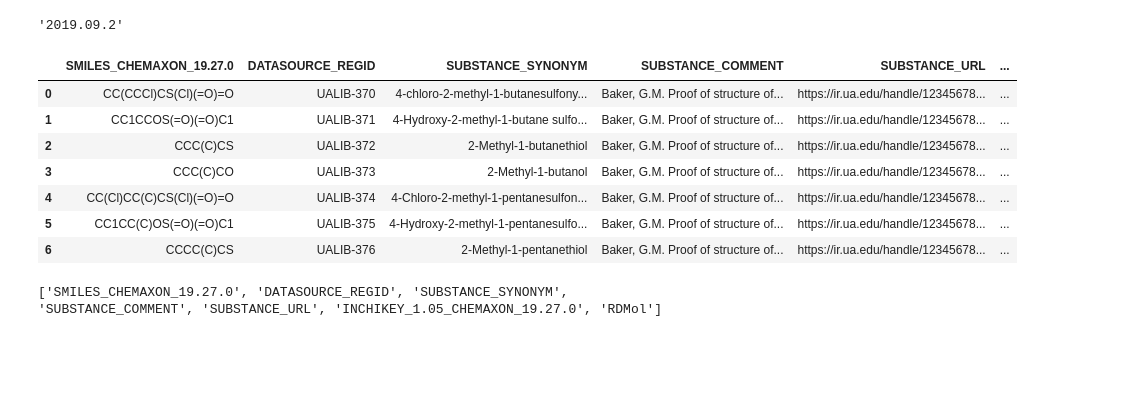
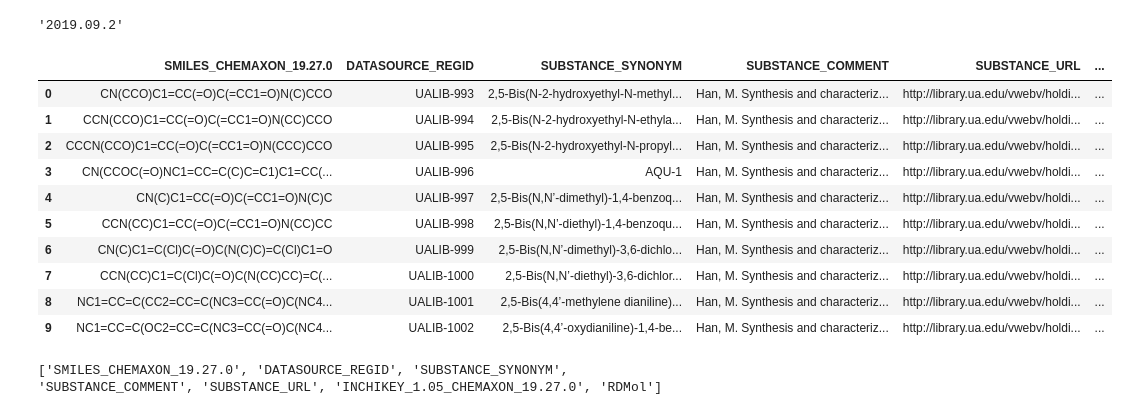
Before and after one commit to ualibweb/UALIB_ChemStructures, a Jupyter notebook: Jupyter_IndexTemplate/UALIB_Chemical_Structures_IndexTemplate.ipynb, the cells around one changed output. Drawn from its saved outputs; the diff is of its cells as text; code cells hidden in the pictures; blank space fills up the shorter version.

```diff
--- a/Jupyter_IndexTemplate/UALIB_Chemical_Structures_IndexTemplate.ipynb
+++ b/Jupyter_IndexTemplate/UALIB_Chemical_Structures_IndexTemplate.ipynb
@@ -23,36 +23,39 @@ rdkit.__version__
 # Many thanks to Chris Swain's tutorial linked below, which helped me adapt the
 # the code for the thesis indexing project:
 # https://www.macinchem.org/reviews/molsimilar/SimilarMyMolecules.html
-# %%
-# Import the thesis chemical structure data
-
-# The file names are in the format:
-# year_author_UACatalogAccession#_substances_raw.csv (e.g.,2000_Eom_KD_UA.1128100_substances_raw.csv)
-
-# The format of the data within the file is as follows:
-
-# SMILES_CHEMAXON_19.27.0	DATASOURCE_REGID	SUBSTANCE_SYNONYM	SUBSTANCE_COMMENT	SUBSTANCE_URL	INCHIKEY_1.05_CHEMAXON_19.27.0
-# [H][C@@](Br)(CC)C(C)(C)C(O)=O	UALIB-339	Erythro-2,3-Dibromo-2-methylpentanoic acid	Eom, K.D. Total Synthesis of (+)-Asteltoxin. Ph.D. Thesis, The University of Alabama, 2000.	https://search.ebscohost.com/login.aspx?direct=true&db=cat00456a&AN=ua.1128100&site=eds-live&scope=site&custid=s4594951&groupid=main&profid=eds&authtype=ip,guest	UCKHUOHUOYJTCV-RXMQYKEDSA-N
-# [H]\C(CC)=C(/C)Br	UALIB-340	Z-2-Bromo-2-pentene	Eom, K.D. Total Synthesis of (+)-Asteltoxin. Ph.D. Thesis, The University of Alabama, 2000.	https://search.ebscohost.com/login.aspx?direct=true&db=cat00456a&AN=ua.1128100&site=eds-live&scope=site&custid=s4594951&groupid=main&profid=eds&authtype=ip,guest	RWKAFOQZRPDXDT-PLNGDYQASA-N
-# [H]\C(CC)=C(/C)C(O)=O	UALIB-341	cis-2-Methyl-2-pentenoic acid	Eom, K.D. Total Synthesis of (+)-Asteltoxin. Ph.D. Thesis, The University of Alabama, 2000.	https://search.ebscohost.com/login.aspx?direct=true&db=cat00456a&AN=ua.1128100&site=eds-live&scope=site&custid=s4594951&groupid=main&profid=eds&authtype=ip,guest	JJYWRQLLQAKNAD-PLNGDYQASA-N
-# ...
-
-os.chdir('/home/username/UALIB_ChemStructures/StructureData/raw/CSV')
-
-file_name_raw = '1960_Baker_GM_UA.673860_substances_raw.csv' # change this line each time, that's it.
-thesis_df = pd.read_csv(file_name_raw, sep = '\t')
-
-# view first 10 rows
-thesis_df.head(10)
-# %% [output]
-|  | SMILES_CHEMAXON_19.27.0 | DATASOURCE_REGID | SUBSTANCE_SYNONYM | SUBSTANCE_COMMENT | SUBSTANCE_URL | ... |
-| 0 | CC(CCCl)CS(Cl)(=O)=O | UALIB-370 | 4-chloro-2-methyl-1-butanesulfony... | Baker, G.M. Proof of structure of... | https://ir.ua.edu/handle/12345678... | ... |
-| 1 | CC1CCOS(=O)(=O)C1 | UALIB-371 | 4-Hydroxy-2-methyl-1-butane sulfo... | Baker, G.M. Proof of structure of... | https://ir.ua.edu/handle/12345678... | ... |
-| 2 | CCC(C)CS | UALIB-372 | 2-Methyl-1-butanethiol | Baker, G.M. Proof of structure of... | https://ir.ua.edu/handle/12345678... | ... |
-| 3 | CCC(C)CO | UALIB-373 | 2-Methyl-1-butanol | Baker, G.M. Proof of structure of... | https://ir.ua.edu/handle/12345678... | ... |
-| 4 | CC(Cl)CC(C)CS(Cl)(=O)=O | UALIB-374 | 4-Chloro-2-methyl-1-pentanesulfon... | Baker, G.M. Proof of structure of... | https://ir.ua.edu/handle/12345678... | ... |
-| 5 | CC1CC(C)OS(=O)(=O)C1 | UALIB-375 | 4-Hydroxy-2-methyl-1-pentanesulfo... | Baker, G.M. Proof of structure of... | https://ir.ua.edu/handle/12345678... | ... |
-| 6 | CCCC(C)CS | UALIB-376 | 2-Methyl-1-pentanethiol | Baker, G.M. Proof of structure of... | https://ir.ua.edu/handle/12345678... | ... |
+# %%
+# Import the thesis chemical structure data
+
+# The file names are in the format:
+# year_author_UACatalogAccession#_substances_raw.csv (e.g.,2000_Han_M_UA.1130335_substances_raw.csv)
+
+# The format of the data within the file is as follows:
+
+# SMILES_CHEMAXON_19.27.0	DATASOURCE_REGID	SUBSTANCE_SYNONYM	SUBSTANCE_COMMENT	SUBSTANCE_URL	INCHIKEY_1.05_CHEMAXON_19.27.0
+# CN(CCO)C1=CC(=O)C(=CC1=O)N(C)CCO	UALIB-993	2,5-Bis(N-2-hydroxyethyl-N-methylamino)-1,4-benzoquinone	Han, M. Synthesis and characterization of amine-quinone polymides and their uses in corrosion protection. Ph.D. Thesis, The University of Alabama, 2000.	http://library.ua.edu/vwebv/holdingsInfo?bibId=1130335	RQFHZLBSLFXBFM-UHFFFAOYSA-N
+# CCN(CCO)C1=CC(=O)C(=CC1=O)N(CC)CCO	UALIB-994	2,5-Bis(N-2-hydroxyethyl-N-ethylamino)-1,4-benzoquinone	Han, M. Synthesis and characterization of amine-quinone polymides and their uses in corrosion protection. Ph.D. Thesis, The University of Alabama, 2000.	http://library.ua.edu/vwebv/holdingsInfo?bibId=1130335	CANMGMCDOLOYIX-UHFFFAOYSA-N
+# CCCN(CCO)C1=CC(=O)C(=CC1=O)N(CCC)CCO	UALIB-995	2,5-Bis(N-2-hydroxyethyl-N-propylamino)-1,4-benzoquinone	Han, M. Synthesis and characterization of amine-quinone polymides and their uses in corrosion protection. Ph.D. Thesis, The University of Alabama, 2000.	http://library.ua.edu/vwebv/holdingsInfo?bibId=1130335	LVAXIIRCIYEGNR-UHFFFAOYSA-N
+# ... snip ...
+
+os.chdir('/UALIB_ChemStructures/StructureData/raw/CSV')
+
+file_name_raw = '2000_Han_M_UA.1130335_substances_raw.csv' # change this line each time, that's it.
+thesis_df = pd.read_csv(file_name_raw, sep = '\t')
+
+# view first 10 rows
+thesis_df.head(10)
+# %% [output]
+|  | SMILES_CHEMAXON_19.27.0 | DATASOURCE_REGID | SUBSTANCE_SYNONYM | SUBSTANCE_COMMENT | SUBSTANCE_URL | ... |
+| 0 | CN(CCO)C1=CC(=O)C(=CC1=O)N(C)CCO | UALIB-993 | 2,5-Bis(N-2-hydroxyethyl-N-methyl... | Han, M. Synthesis and characteriz... | http://library.ua.edu/vwebv/holdi... | ... |
+| 1 | CCN(CCO)C1=CC(=O)C(=CC1=O)N(CC)CCO | UALIB-994 | 2,5-Bis(N-2-hydroxyethyl-N-ethyla... | Han, M. Synthesis and characteriz... | http://library.ua.edu/vwebv/holdi... | ... |
+| 2 | CCCN(CCO)C1=CC(=O)C(=CC1=O)N(CCC)CCO | UALIB-995 | 2,5-Bis(N-2-hydroxyethyl-N-propyl... | Han, M. Synthesis and characteriz... | http://library.ua.edu/vwebv/holdi... | ... |
+| 3 | CN(CCOC(=O)NC1=CC=C(C)C=C1)C1=CC(... | UALIB-996 | AQU-1 | Han, M. Synthesis and characteriz... | http://library.ua.edu/vwebv/holdi... | ... |
+| 4 | CN(C)C1=CC(=O)C(=CC1=O)N(C)C | UALIB-997 | 2,5-Bis(N,N’-dimethyl)-1,4-benzoq... | Han, M. Synthesis and characteriz... | http://library.ua.edu/vwebv/holdi... | ... |
+| 5 | CCN(CC)C1=CC(=O)C(=CC1=O)N(CC)CC | UALIB-998 | 2,5-Bis(N,N’-diethyl)-1,4-benzoqu... | Han, M. Synthesis and characteriz... | http://library.ua.edu/vwebv/holdi... | ... |
+| 6 | CN(C)C1=C(Cl)C(=O)C(N(C)C)=C(Cl)C1=O | UALIB-999 | 2,5-Bis(N,N’-dimethyl)-3,6-dichlo... | Han, M. Synthesis and characteriz... | http://library.ua.edu/vwebv/holdi... | ... |
+| 7 | CCN(CC)C1=C(Cl)C(=O)C(N(CC)CC)=C(... | UALIB-1000 | 2,5-Bis(N,N’-diethyl)-3,6-dichlor... | Han, M. Synthesis and characteriz... | http://library.ua.edu/vwebv/holdi... | ... |
+| 8 | NC1=CC=C(CC2=CC=C(NC3=CC(=O)C(NC4... | UALIB-1001 | 2,5-Bis(4,4’-methylene dianiline)... | Han, M. Synthesis and characteriz... | http://library.ua.edu/vwebv/holdi... | ... |
+| 9 | NC1=CC=C(OC2=CC=C(NC3=CC(=O)C(NC4... | UALIB-1002 | 2,5-Bis(4,4’-oxydianiline)-1,4-be... | Han, M. Synthesis and characteriz... | http://library.ua.edu/vwebv/holdi... | ... |
 # %%
 # Add RDKit Molecular Objects
 PandasTools.AddMoleculeColumnToFrame(thesis_df,'SMILES_CHEMAXON_19.27.0','RDMol', includeFingerprints=False)
```
Also changed, not shown: parts of 4 cells of this notebook, 6 other files.
